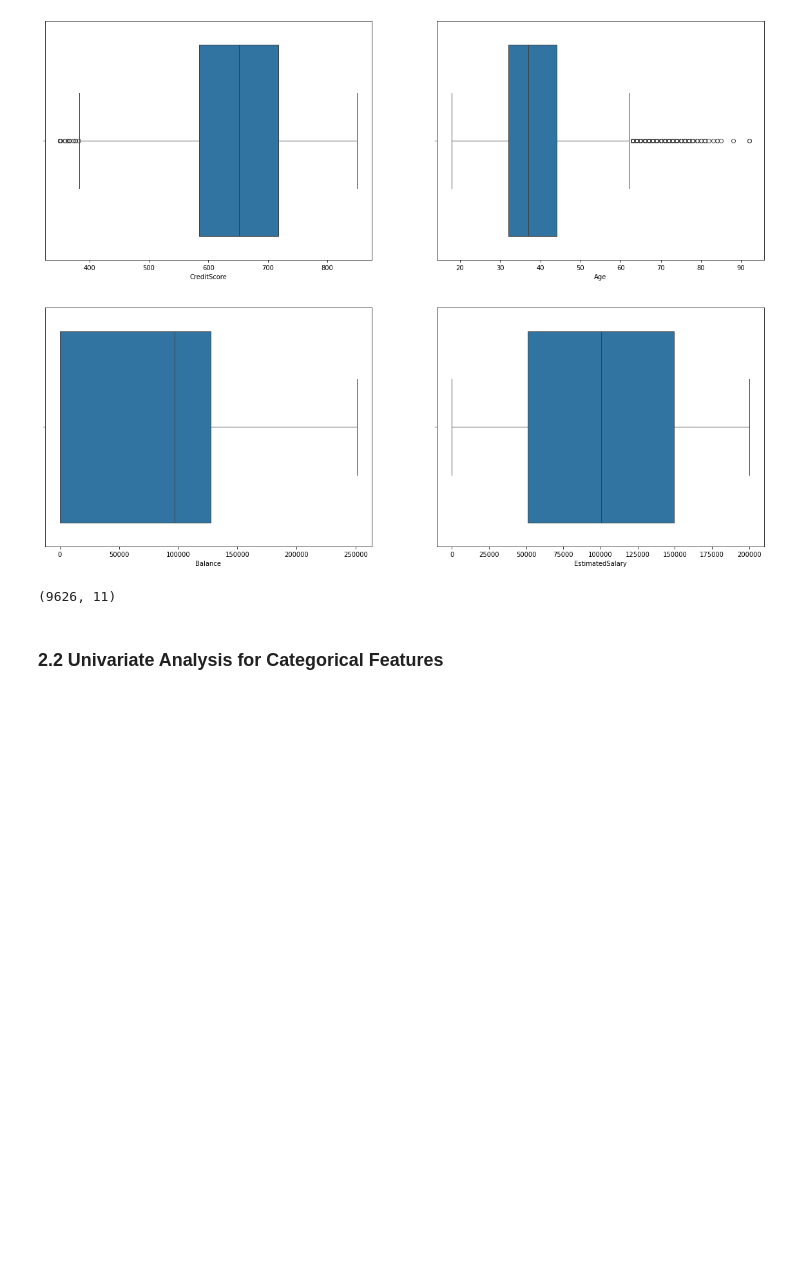
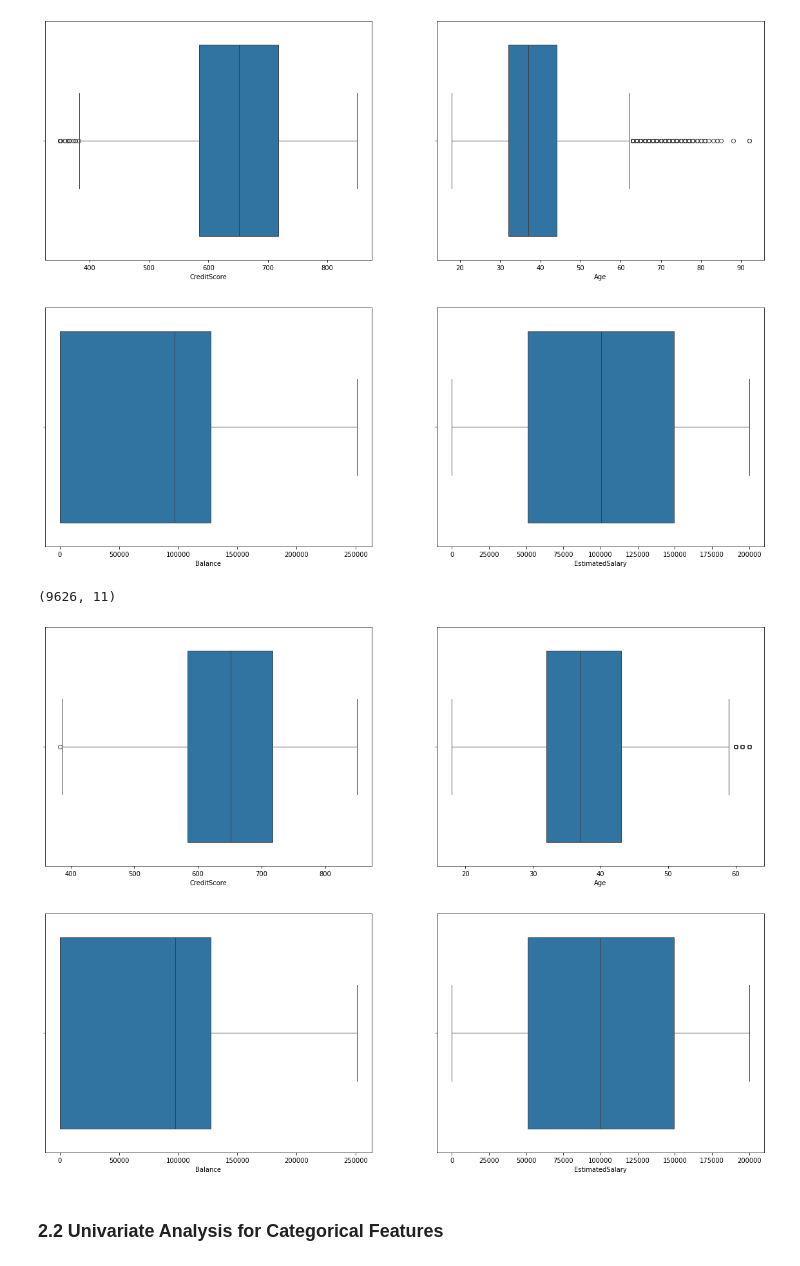
Before and after one commit to naufalmuafi/bank-customer-churn-prediction, a Jupyter notebook: main.ipynb, the cells around one changed output. Saved outputs shown, nothing was run; the diff lists cells and outputs as text; code cells hidden in the pictures; blank space fills up the shorter version.

```diff
--- a/main.ipynb
+++ b/main.ipynb
@@ -168,6 +170,19 @@ churn = churn[~outlier_mask]
 churn.shape
 # %% [output]
 (9626, 11)
+# %%
+nrows = 2
+ncols = 2
+
+fig, ax = plt.subplots(nrows, ncols, figsize=(20, 15))
+
+for row in range(nrows):
+  for col in range(ncols):
+    column = numerical_features[row*ncols + col]
+
+    sns.boxplot(x=churn[column], ax=ax[row, col])
+# %% [output]
+[figure, added]
 # %% [markdown]
 ### 2.2 Univariate Analysis for Categorical Features
 # %% [markdown]
```
Also changed, not shown: parts of 15 cells of this notebook.
